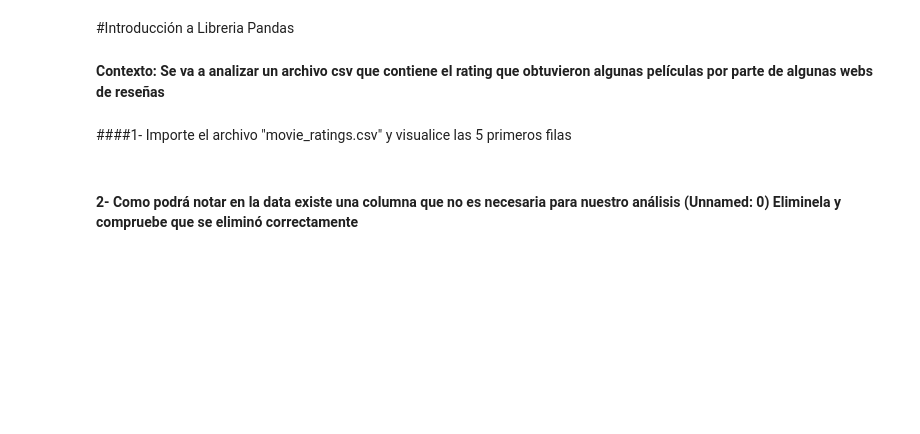
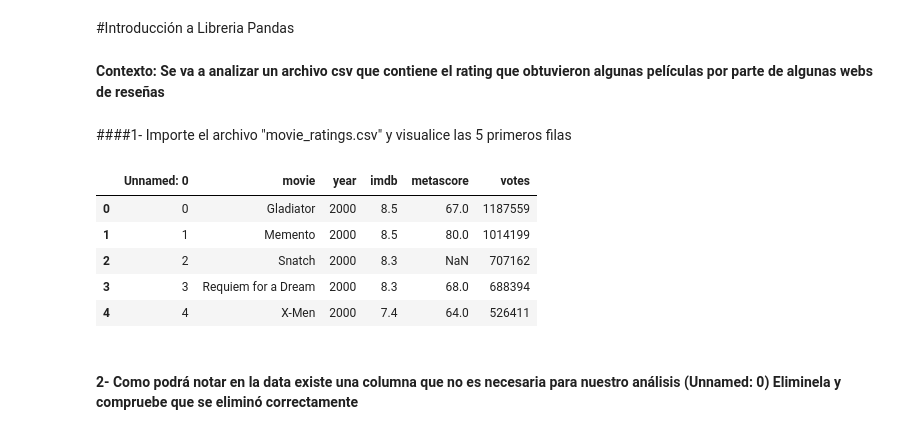
Before and after one commit to jons255-p/Python_Machi_Learning_Sta_Anita, a Jupyter notebook: clase_3_Introducción a Pandas/Tarea_Clase_3.ipynb, the cells around one changed output. Saved outputs shown, nothing was run; the diff lists cells and outputs as text; code cells hidden in the pictures; blank space fills up the shorter version.

```diff
--- a/clase_3_Introducción a Pandas/Tarea_Clase_3.ipynb
+++ b/clase_3_Introducción a Pandas/Tarea_Clase_3.ipynb
@@ -7,5 +9,15 @@ import pandas as pd
 import numpy as np
 # %% [markdown]
 ####1- Importe el archivo "movie_ratings.csv" y visualice las 5 primeros filas
+# %%
+df_1 = pd.read_csv("movie_ratings.csv")
+df_1.head(5)
+# %% [output]
+|  | Unnamed: 0 | movie | year | imdb | metascore | votes |
+| 0 | 0 | Gladiator | 2000 | 8.5 | 67.0 | 1187559 |
+| 1 | 1 | Memento | 2000 | 8.5 | 80.0 | 1014199 |
+| 2 | 2 | Snatch | 2000 | 8.3 | NaN | 707162 |
+| 3 | 3 | Requiem for a Dream | 2000 | 8.3 | 68.0 | 688394 |
+| 4 | 4 | X-Men | 2000 | 7.4 | 64.0 | 526411 |
 # %% [markdown]
 #### 2- Como podrá notar en la data existe una columna que no es necesaria para nuestro análisis (Unnamed: 0) Eliminela y compruebe que se eliminó correctamente
```
Also changed, not shown: parts of 15 cells of this notebook.
